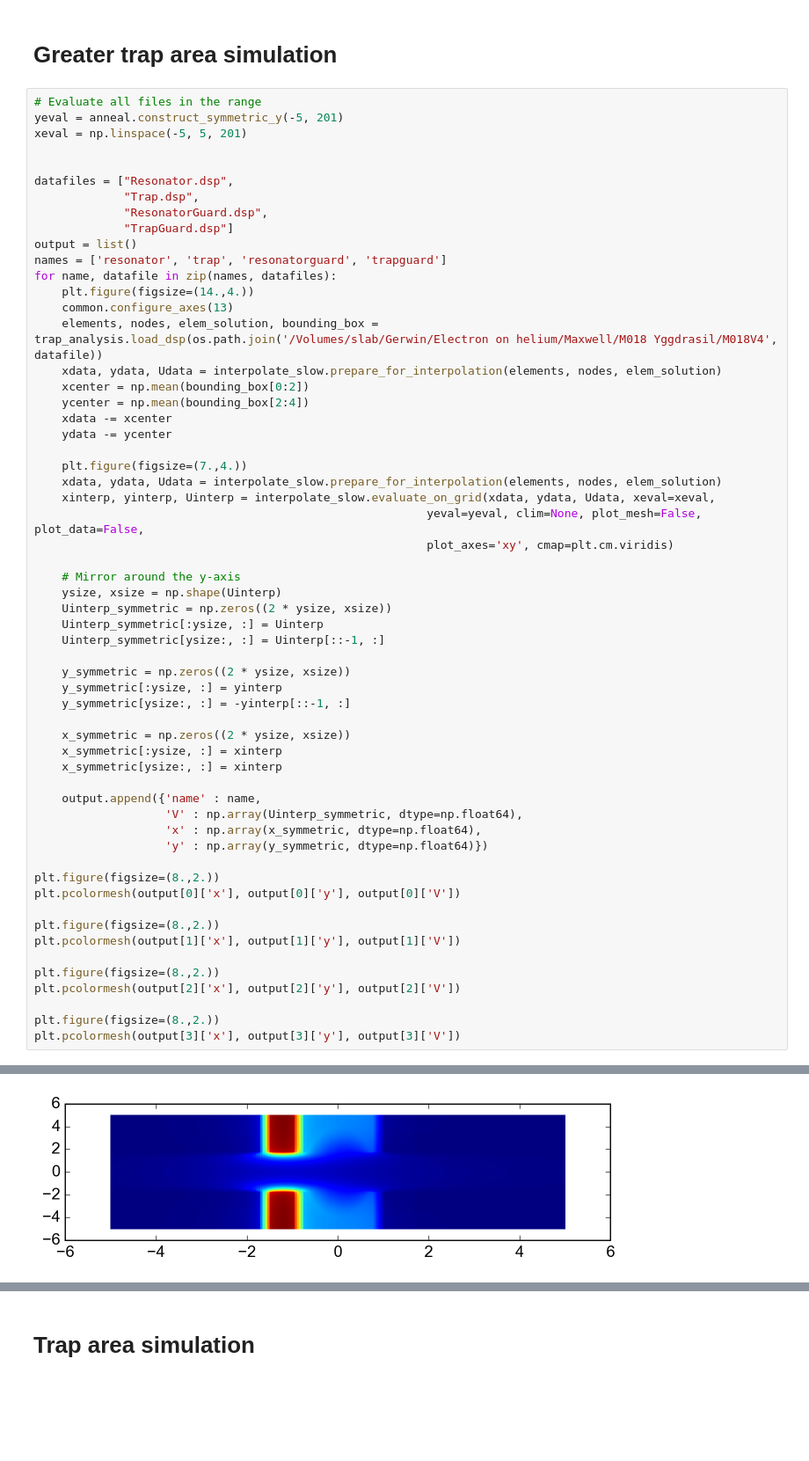
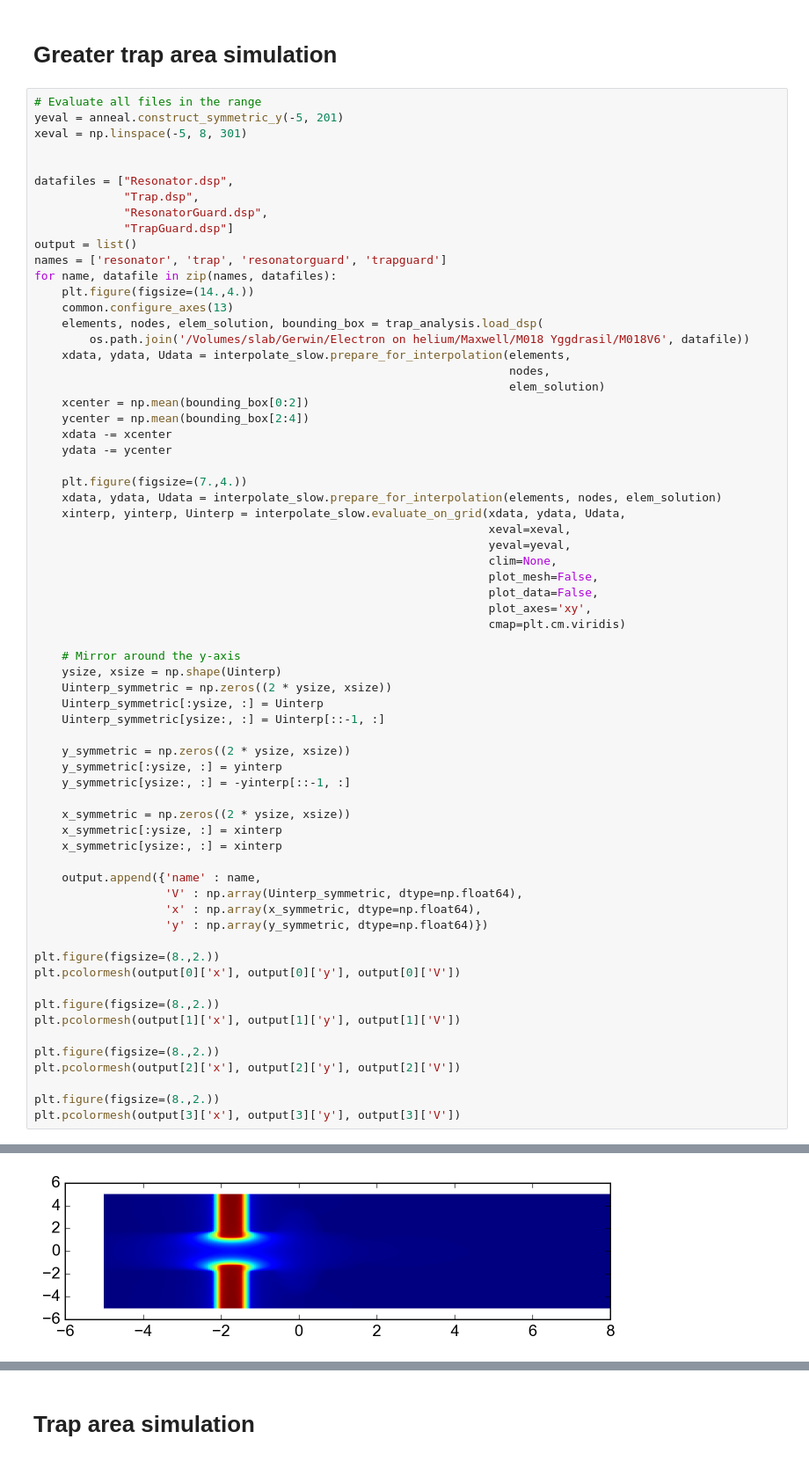
Before and after one commit to gkoolstra/ipython-notebooks, a Jupyter notebook: 20160530 - Master simulation notebook.ipynb, the cells around one changed output, grey strips where cells are left out. Shown at 88% size. Saved outputs shown, nothing was run; the diff lists cells and outputs as text; blank space fills up the shorter version.

```diff
--- a/20160530 - Master simulation notebook.ipynb
+++ b/20160530 - Master simulation notebook.ipynb
@@ -392,7 +392,7 @@ ax.set_axis_bgcolor('none')
 # %%
 # Evaluate all files in the range
 yeval = anneal.construct_symmetric_y(-5, 201)
-xeval = np.linspace(-5, 5, 201)
+xeval = np.linspace(-5, 8, 301)
 
 
 datafiles = ["Resonator.dsp",
@@ -404,8 +404,11 @@ names = ['resonator', 'trap', 'resonatorguard', 'trapguard']
 for name, datafile in zip(names, datafiles):
     plt.figure(figsize=(14.,4.))
     common.configure_axes(13)
-    elements, nodes, elem_solution, bounding_box = trap_analysis.load_dsp(os.path.join('/Volumes/slab/Gerwin/Electron on helium/Maxwell/M018 Yggdrasil/M018V4', datafile))
-    xdata, ydata, Udata = interpolate_slow.prepare_for_interpolation(elements, nodes, elem_solution)
+    elements, nodes, elem_solution, bounding_box = trap_analysis.load_dsp(
+        os.path.join('/Volumes/slab/Gerwin/Electron on helium/Maxwell/M018 Yggdrasil/M018V6', datafile))
+    xdata, ydata, Udata = interpolate_slow.prepare_for_interpolation(elements,
+                                                                     nodes,
+                                                                     elem_solution)
     xcenter = np.mean(bounding_box[0:2])
     ycenter = np.mean(bounding_box[2:4])
     xdata -= xcenter
@@ -413,9 +416,14 @@ for name, datafile in zip(names, datafiles):
 
     plt.figure(figsize=(7.,4.))
     xdata, ydata, Udata = interpolate_slow.prepare_for_interpolation(elements, nodes, elem_solution)
-    xinterp, yinterp, Uinterp = interpolate_slow.evaluate_on_grid(xdata, ydata, Udata, xeval=xeval,
-                                                         yeval=yeval, clim=None, plot_mesh=False, plot_data=False,
-                                                         plot_axes='xy', cmap=plt.cm.viridis)
+    xinterp, yinterp, Uinterp = interpolate_slow.evaluate_on_grid(xdata, ydata, Udata,
+                                                                  xeval=xeval,
+                                                                  yeval=yeval,
+                                                                  clim=None,
+                                                                  plot_mesh=False,
+                                                                  plot_data=False,
+                                                                  plot_axes='xy',
+                                                                  cmap=plt.cm.viridis)
 
     # Mirror around the y-axis
     ysize, xsize = np.shape(Uinterp)
@@ -463,4 +471,4 @@ plt.pcolormesh(output[3]['x'], output[3]['y'], output[3]['V'])
-[figure, old version]
+[figure, new version]
 # %%
 t = trap_analysis.TrapSolver()
 #x, y, cropped_potentials = t.crop_potentials(output, ydomain=None, xdomain=None)
```
Also changed, not shown: parts of 4 cells of this notebook, 3 other files.
